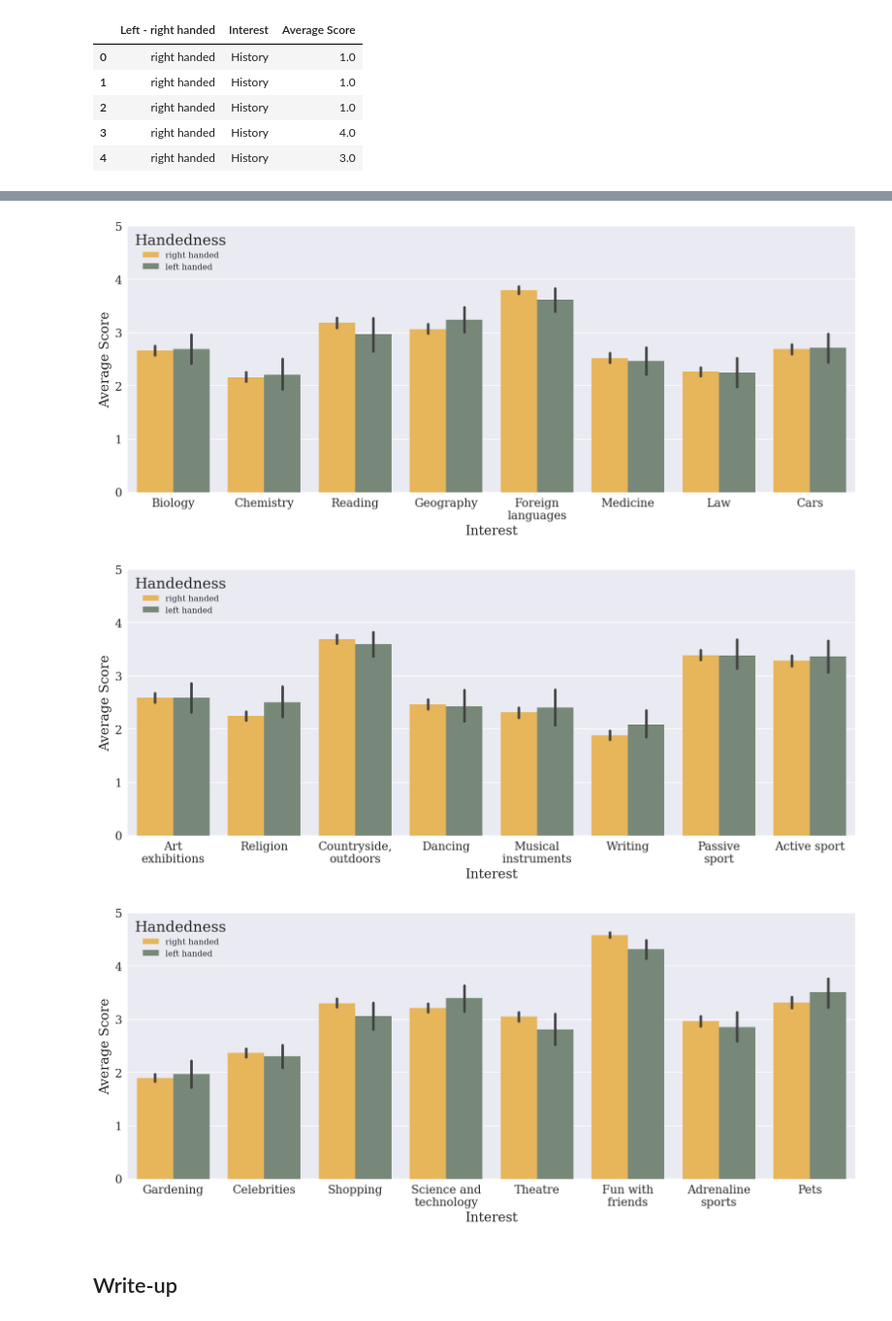
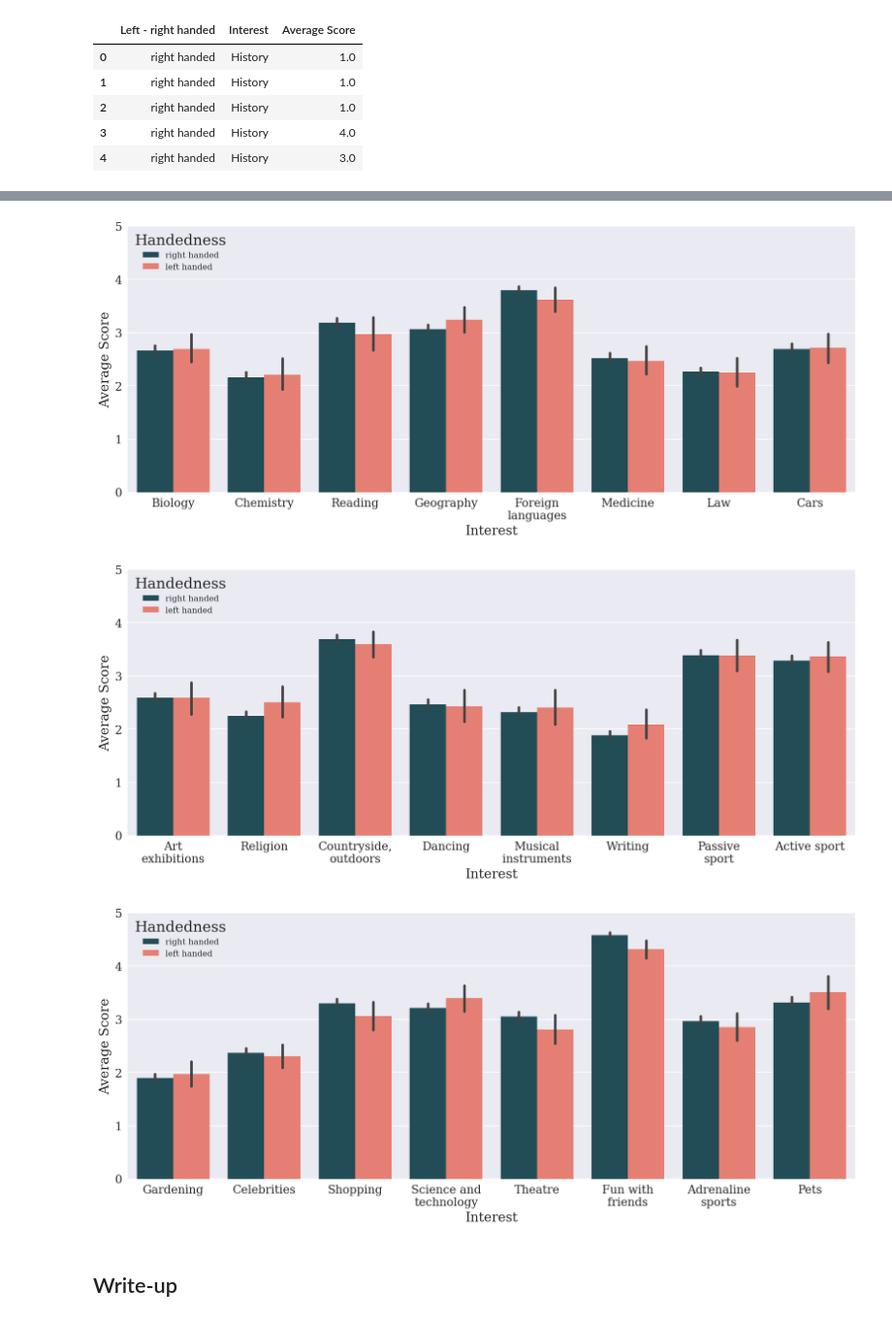
Before and after one commit to alexshah1/DS2500, a Jupyter notebook: Module Assignment 2/Module Assignment 2.ipynb, the cells around one changed output, grey strips where cells are left out. Shown at 97% size. Saved outputs shown, nothing was run; the diff lists cells and outputs as text; code cells hidden in the pictures.

```diff
--- a/Module Assignment 2/Module Assignment 2.ipynb
+++ b/Module Assignment 2/Module Assignment 2.ipynb
@@ -188,7 +188,7 @@ handedness_interests.head()
 # %%
 for cols in interest_groups:
     # Barplot for average phobia 'score' per gender
-    ax = sns.barplot(x="Interest", y="Average Score", hue="Left - right handed", data=handedness_interests[handedness_interests["Interest"].isin(cols)], palette = ['#FFBC42', '#748B75'])
+    ax = sns.barplot(x="Interest", y="Average Score", hue="Left - right handed", data=handedness_interests[handedness_interests["Interest"].isin(cols)], palette = ['#19535F', '#F87060'])
 
     # Some phobia titles are too long, so, I need to wrap the title
     # Get the x tick labels
@@ -219,5 +219,5 @@ for cols in interest_groups:
-[figure, old version]
+[figure, new version]
-[figure, old version]
+[figure, new version]
-[figure, old version]
+[figure, new version]
 # %% [markdown]
 ## Write-up
```
Also changed, not shown: parts of 1 cell of this notebook.
